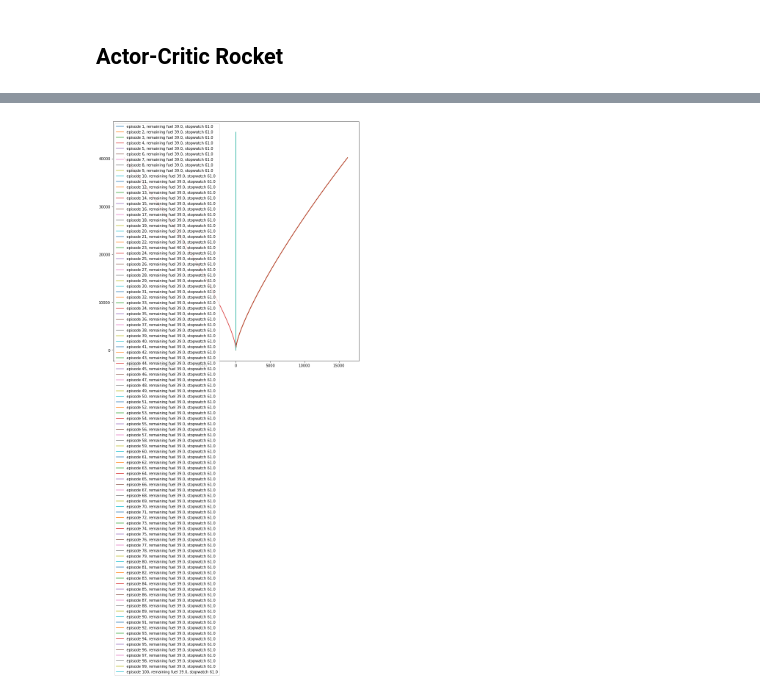
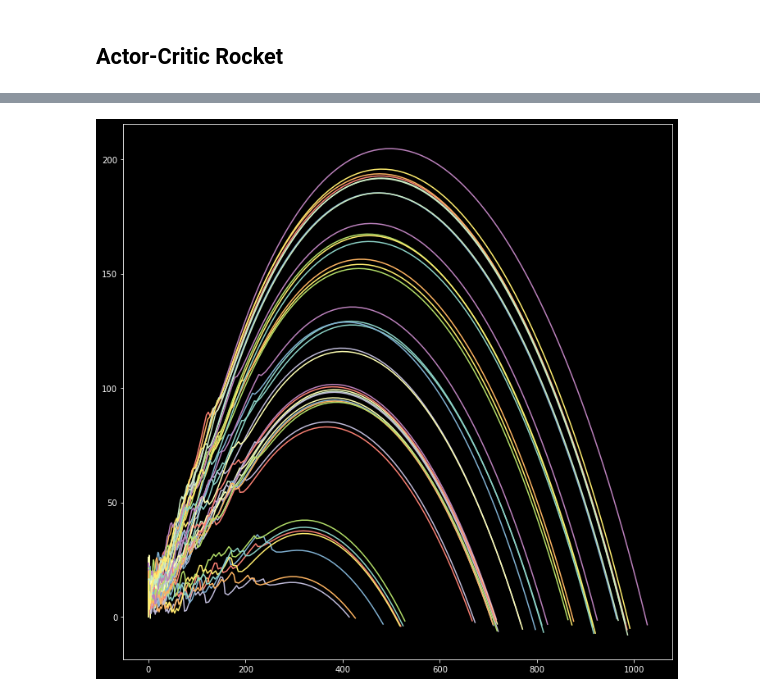
Before and after one commit to dtersegno/cannon, a Jupyter notebook: actor_critic_rocket.ipynb, the cells around one changed output, grey strips where cells are left out. Drawn from its saved outputs; the diff is of its cells as text; code cells hidden in the pictures.

Commit message:
tuning rocket

```diff
--- a/actor_critic_rocket.ipynb
+++ b/actor_critic_rocket.ipynb
@@ -142,11 +140,11 @@ class rocket:
 # %%
 seed = 2022
 gamma = 0.99
-max_simulation_time = 60 #seconds
+max_simulation_time = 60*3 #seconds
 eps = np.finfo(np.float32).eps.item()
 # %%
-#inputs are the state of the rocket. Six values returned from rocket.advance()
-num_inputs = 6
+#inputs are the state of the rocket. Seven values returned from rocket.advance()
+num_inputs = 7
 #actions are fire, torque l, torque r, and off
 num_actions = 4
 num_hidden = 64
@@ -157,17 +155,22 @@ action = keras.layers.Dense(num_actions, activation = 'softmax')(common)
 critic = keras.layers.Dense(1)(common)
 
 model = keras.Model(inputs = inputs, outputs = [action, critic])
-# %%
-target_velocity = np.array([100., 0.])
-target_altitude = 100.
-
-#gives a reward value based on the rocket state of position, velocity, heading
-def reward(rocket_state, speed = target_velocity[0], altitude = target_altitude):
-    return 1/abs(rocket_state[0,2] - speed + rocket_state[0,3] + eps) + 1/abs(rocket_state[0,1] - altitude + eps)
+# %%
+target_vel = np.array([250., 0.])
+target_alt = 250.
+
+#gives a reward value based on the rocket state of position, velocity, heading
+def reward(rocket_state, target_velocity = target_vel, target_altitude = target_alt):
+    pos_x, altitude, vel_x, vel_y, head_x, head_y, spin = rocket_state[0]
+    velocity = np.array([vel_x, vel_y])
+    speed_square_error = np.linalg.norm(velocity - target_velocity)**2
+    speed_reward = np.linalg.norm(target_velocity)/(speed_square_error + eps)
+    altitude_square_error = (altitude - target_altitude)**2
+    altitude_reward = 1 / (altitude_square_error + eps)
+    total_reward = altitude_reward + speed_reward
+    return total_reward
 # %%
-
-
-optimizer = tf.optimizers.Adam(learning_rate = 0.01)
+optimizer = tf.optimizers.Adam(learning_rate = 0.001)
 huber = tf.losses.Huber()
 action_probs_history = []
 critic_value_history = []
@@ -180,13 +183,15 @@ rng = np.random.default_rng(seed)
 
 plt.figure(figsize = (12,12))
 
-num_episodes = 100
-episode_update_period = 1
+num_episodes = 1000
+episode_update_period = 25
 
 for epoch in range(num_episodes):
     rkt = rocket()
-    state = tf.convert_to_tensor([rkt.position, rkt.velocity, rkt.heading])
-    state = tf.reshape(state, (1,6,))
+    starting_state = np.array([rkt.position, rkt.velocity, rkt.heading] + [[rkt.spin,0]])
+    starting_state = np.reshape(starting_state, (1,8))
+    starting_state = starting_state[:,:7]
+    state = tf.convert_to_tensor(starting_state)
 
     episode_reward = 0
 
@@ -211,7 +216,7 @@ for epoch in range(num_episodes):
                 print('something went wrong in assigning an action.')
 
             state = rkt.advance()
-            state = tf.reshape(state, (1,6,))
+            state = tf.reshape(state, (1,7,))
 
             this_reward = reward(state)
 
@@ -252,5 +257,5 @@ for epoch in range(num_episodes):
         print(template.format(loss_value, episode_count))
 
         rkt.plot_trajectory(label=f'episode {episode_count}, remaining fuel {rkt.fuel_mass}, stopwatch {rkt.stopwatch}', to_show=False)
-plt.legend();
+# plt.legend();
 # %% [output]
@@ -274,3 +279,3 @@ running loss: 4212.63 at episode 100
-[figure, old version]
+[figure, new version]
 # %%
 rkt.stopwatch
```
Also changed, not shown: parts of 10 cells of this notebook.
